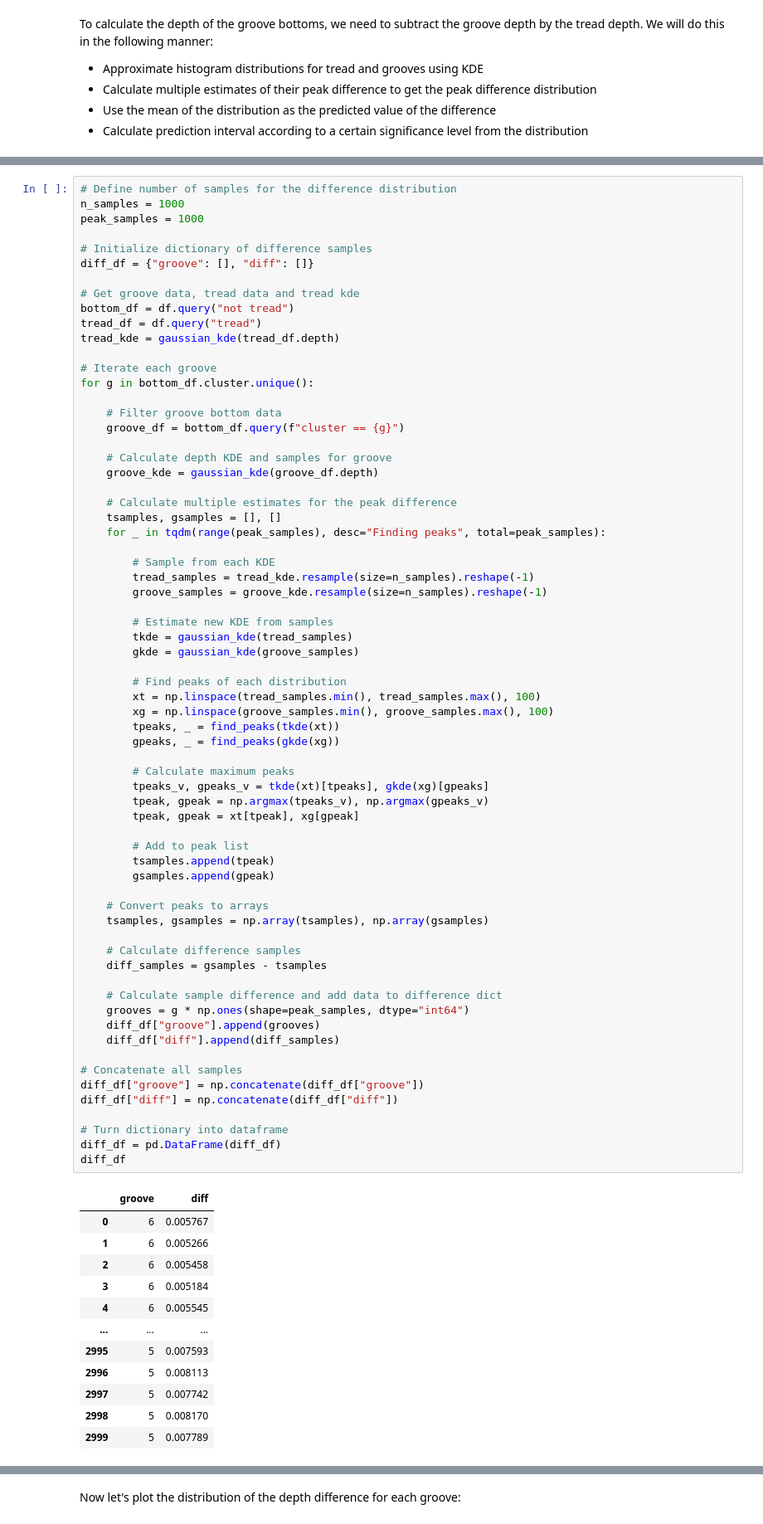
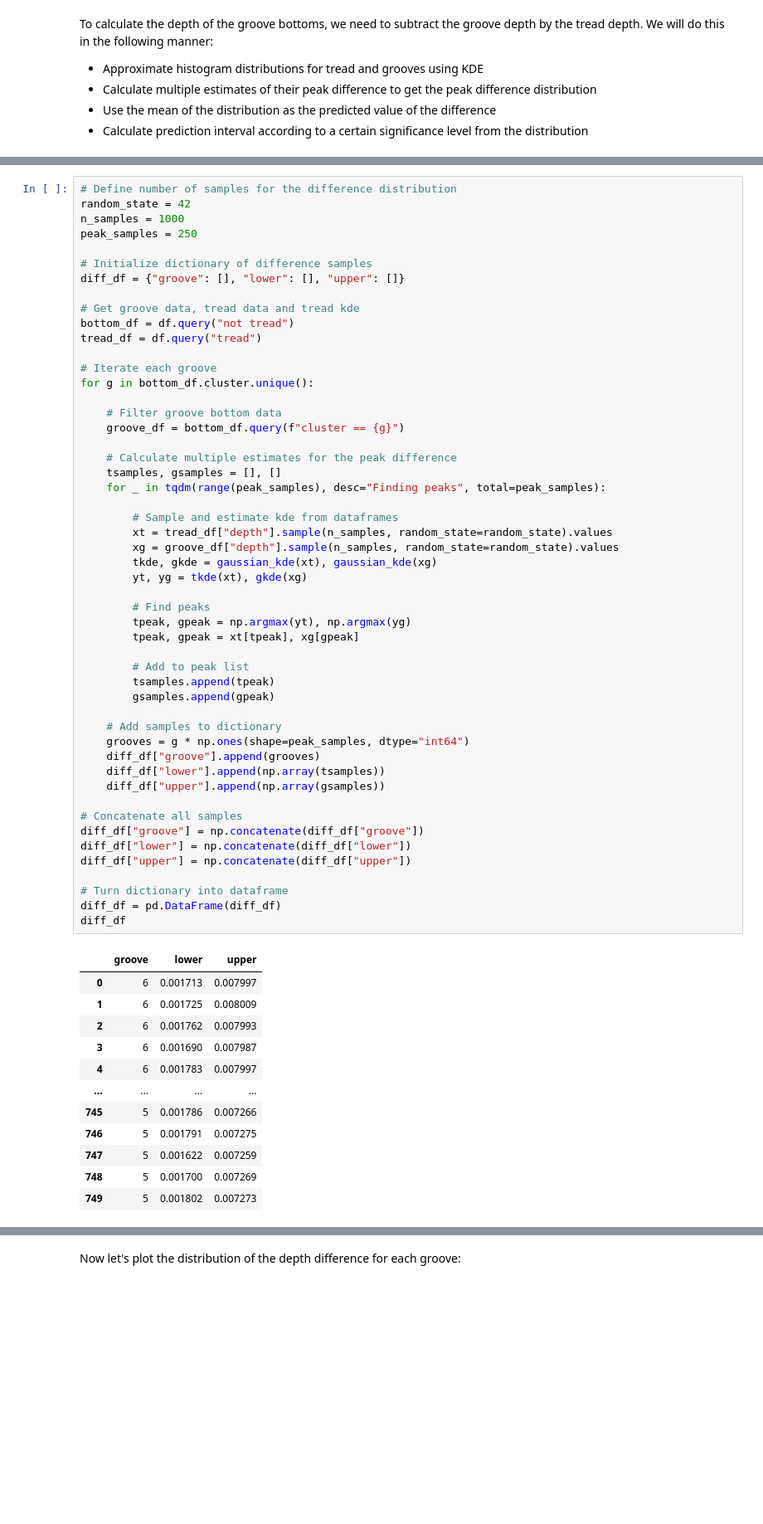
Before and after one commit to Fehzan0704/3D-versiom, a Jupyter notebook: 4-groove-depth.ipynb, the cells around one changed output, grey strips where cells are left out. Shown at 83% size. Cells and saved outputs as stored; diff of their text form; blank space fills up the shorter version.

Commit message:
finalize groove depth estimation

```diff
--- a/4-groove-depth.ipynb
+++ b/4-groove-depth.ipynb
@@ -63,80 +64,64 @@ We will do this in the following manner:
 # %%
 # Define number of samples for the difference distribution
+random_state = 42
 n_samples = 1000
-peak_samples = 1000
+peak_samples = 250
 
 # Initialize dictionary of difference samples
-diff_df = {"groove": [], "diff": []}
+diff_df = {"groove": [], "lower": [], "upper": []}
 
 # Get groove data, tread data and tread kde
 bottom_df = df.query("not tread")
 tread_df = df.query("tread")
-tread_kde = gaussian_kde(tread_df.depth)
 
 # Iterate each groove
 for g in bottom_df.cluster.unique():
 
     # Filter groove bottom data
     groove_df = bottom_df.query(f"cluster == {g}")
 
-    # Calculate depth KDE and samples for groove
-    groove_kde = gaussian_kde(groove_df.depth)
-
     # Calculate multiple estimates for the peak difference
     tsamples, gsamples = [], []
     for _ in tqdm(range(peak_samples), desc="Finding peaks", total=peak_samples):
 
-        # Sample from each KDE
-        tread_samples = tread_kde.resample(size=n_samples).reshape(-1)
-        groove_samples = groove_kde.resample(size=n_samples).reshape(-1)
+        # Sample and estimate kde from dataframes
+        xt = tread_df["depth"].sample(n_samples, random_state=random_state).values
+        xg = groove_df["depth"].sample(n_samples, random_state=random_state).values
+        tkde, gkde = gaussian_kde(xt), gaussian_kde(xg)
+        yt, yg = tkde(xt), gkde(xg)
 
-        # Estimate new KDE from samples
-        tkde = gaussian_kde(tread_samples)
-        gkde = gaussian_kde(groove_samples)
-
-        # Find peaks of each distribution
-        xt = np.linspace(tread_samples.min(), tread_samples.max(), 100)
-        xg = np.linspace(groove_samples.min(), groove_samples.max(), 100)
-        tpeaks, _ = find_peaks(tkde(xt))
-        gpeaks, _ = find_peaks(gkde(xg))
-
-        # Calculate maximum peaks
-        tpeaks_v, gpeaks_v = tkde(xt)[tpeaks], gkde(xg)[gpeaks]
-        tpeak, gpeak = np.argmax(tpeaks_v), np.argmax(gpeaks_v)
+        # Find peaks
+        tpeak, gpeak = np.argmax(yt), np.argmax(yg)
         tpeak, gpeak = xt[tpeak], xg[gpeak]
 
         # Add to peak list
         tsamples.append(tpeak)
         gsamples.append(gpeak)
 
-    # Convert peaks to arrays
-    tsamples, gsamples = np.array(tsamples), np.array(gsamples)
-
-    # Calculate difference samples
-    diff_samples = gsamples - tsamples
-
-    # Calculate sample difference and add data to difference dict
+    # Add samples to dictionary
     grooves = g * np.ones(shape=peak_samples, dtype="int64")
     diff_df["groove"].append(grooves)
-    diff_df["diff"].append(diff_samples)
+    diff_df["lower"].append(np.array(tsamples))
+    diff_df["upper"].append(np.array(gsamples))
 
 # Concatenate all samples
 diff_df["groove"] = np.concatenate(diff_df["groove"])
-diff_df["diff"] = np.concatenate(diff_df["diff"])
+diff_df["lower"] = np.concatenate(diff_df["lower"])
+diff_df["upper"] = np.concatenate(diff_df["upper"])
 
 # Turn dictionary into dataframe
 diff_df = pd.DataFrame(diff_df)
 diff_df
 # %% [output]
-|  | groove | diff |
-| 0 | 6 | 0.005767 |
-| 1 | 6 | 0.005266 |
-| 2 | 6 | 0.005458 |
-| 3 | 6 | 0.005184 |
-| 4 | 6 | 0.005545 |
-| ... | ... | ... |
-| 2995 | 5 | 0.007593 |
-| 2996 | 5 | 0.008113 |
-| 2997 | 5 | 0.007742 |
-| 2998 | 5 | 0.008170 |
-| 2999 | 5 | 0.007789 |
+|  | groove | lower | upper |
+| 0 | 6 | 0.001713 | 0.007997 |
+| 1 | 6 | 0.001725 | 0.008009 |
+| 2 | 6 | 0.001762 | 0.007993 |
+| 3 | 6 | 0.001690 | 0.007987 |
+| 4 | 6 | 0.001783 | 0.007997 |
+| ... | ... | ... | ... |
+| 745 | 5 | 0.001786 | 0.007266 |
+| 746 | 5 | 0.001791 | 0.007275 |
+| 747 | 5 | 0.001622 | 0.007259 |
+| 748 | 5 | 0.001700 | 0.007269 |
+| 749 | 5 | 0.001802 | 0.007273 |
```
Also changed, not shown: parts of 14 cells of this notebook, 2 other files.
